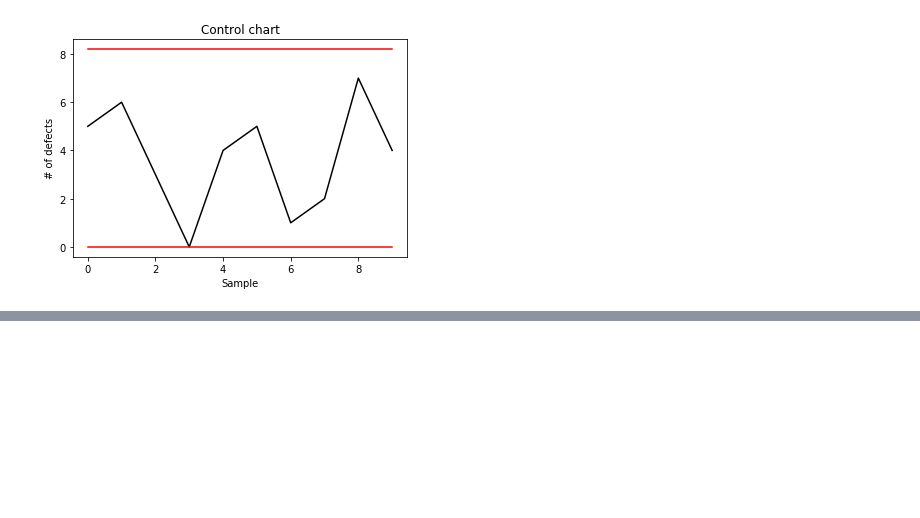
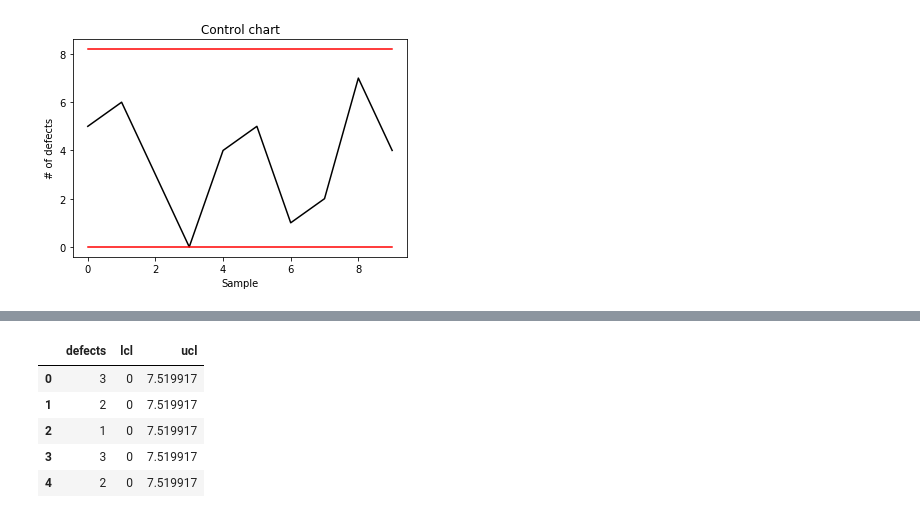
Before and after one commit to eponkratova/statistics, a Jupyter notebook: code.ipynb, the cells around one changed output, grey strips where cells are left out. Drawn from its saved outputs; the diff is of its cells as text; code cells hidden in the pictures; blank space fills up the shorter version.

```diff
--- a/code.ipynb
+++ b/code.ipynb
@@ -2312,0 +2359,9 @@ plt.show()
+# %%
+df.head()
+# %% [output]
+|  | defects | lcl | ucl |
+| 0 | 3 | 0 | 7.519917 |
+| 1 | 2 | 0 | 7.519917 |
+| 2 | 1 | 0 | 7.519917 |
+| 3 | 3 | 0 | 7.519917 |
+| 4 | 2 | 0 | 7.519917 |
```
Also changed, not shown: parts of 5 cells of this notebook.
